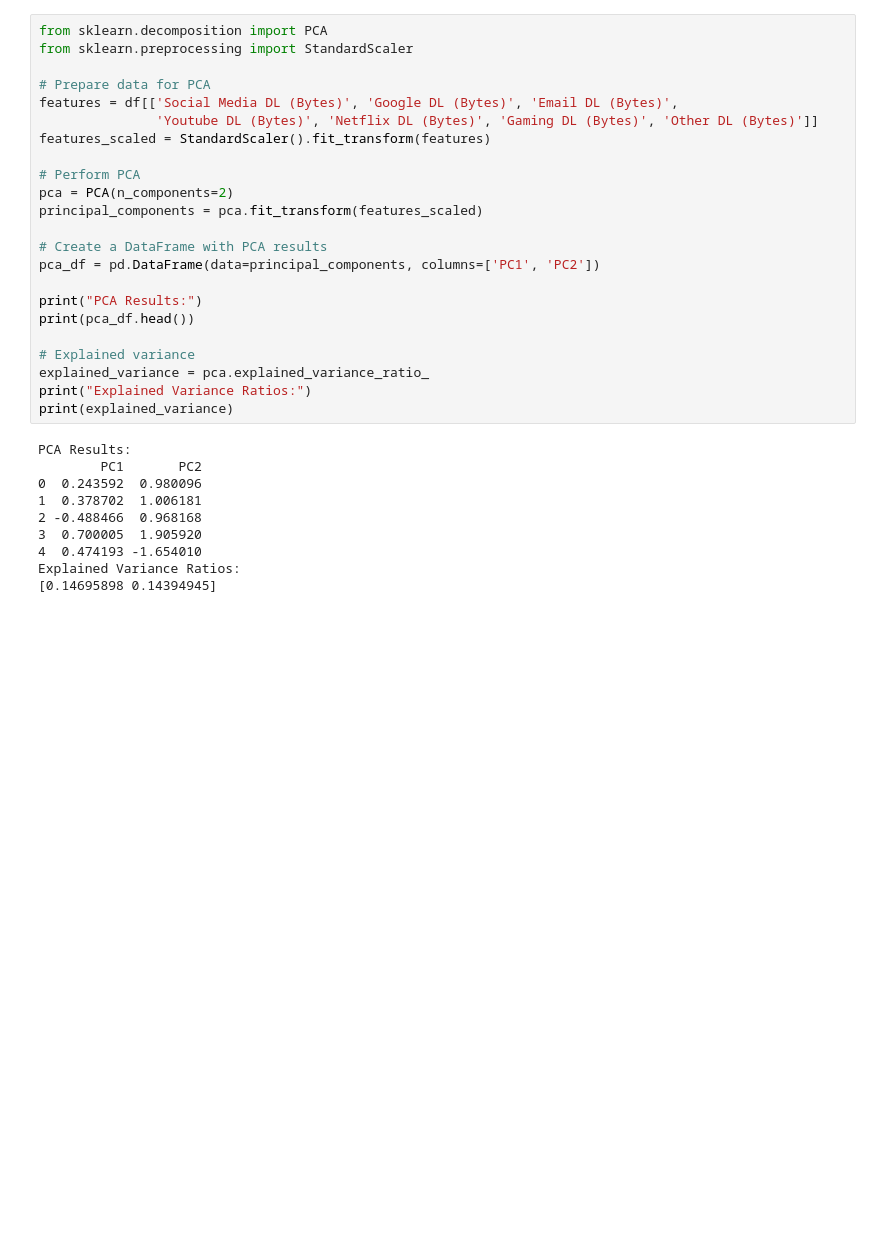
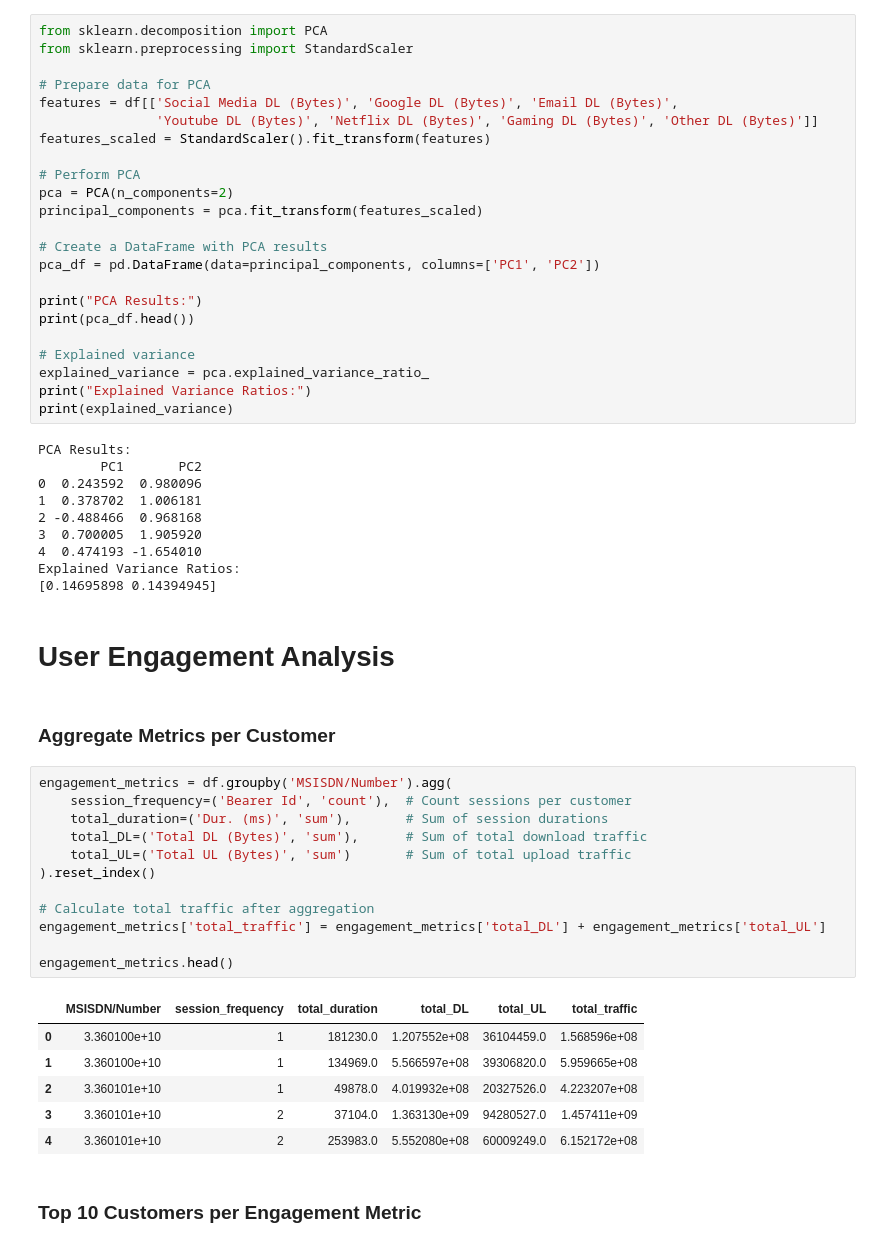
Before and after one commit to KingBetse/Kifiya-AIM-W2, a Jupyter notebook: notebooks/User Analysis .ipynb, the cells around one changed output. Cells and saved outputs as stored; diff of their text form; blank space fills up the shorter version.

```diff
--- a/notebooks/User Overview Analysis .ipynb
+++ b/notebooks/User Analysis .ipynb
@@ -354,3 +354,28 @@ PCA Results:
 4  0.474193 -1.654010
 Explained Variance Ratios:
 [0.14695898 0.14394945]
+# %% [markdown]
+# User Engagement Analysis
+# %% [markdown]
+### Aggregate Metrics per Customer
+# %%
+engagement_metrics = df.groupby('MSISDN/Number').agg(
+    session_frequency=('Bearer Id', 'count'),  # Count sessions per customer
+    total_duration=('Dur. (ms)', 'sum'),       # Sum of session durations
+    total_DL=('Total DL (Bytes)', 'sum'),      # Sum of total download traffic
+    total_UL=('Total UL (Bytes)', 'sum')       # Sum of total upload traffic
+).reset_index()
+
+# Calculate total traffic after aggregation
+engagement_metrics['total_traffic'] = engagement_metrics['total_DL'] + engagement_metrics['total_UL']
+
+engagement_metrics.head()
+# %% [output]
+|  | MSISDN/Number | session_frequency | total_duration | total_DL | total_UL | total_traffic |
+| 0 | 3.360100e+10 | 1 | 181230.0 | 1.207552e+08 | 36104459.0 | 1.568596e+08 |
+| 1 | 3.360100e+10 | 1 | 134969.0 | 5.566597e+08 | 39306820.0 | 5.959665e+08 |
+| 2 | 3.360101e+10 | 1 | 49878.0 | 4.019932e+08 | 20327526.0 | 4.223207e+08 |
+| 3 | 3.360101e+10 | 2 | 37104.0 | 1.363130e+09 | 94280527.0 | 1.457411e+09 |
+| 4 | 3.360101e+10 | 2 | 253983.0 | 5.552080e+08 | 60009249.0 | 6.152172e+08 |
+# %% [markdown]
+### Top 10 Customers per Engagement Metric
```
Also changed, not shown: parts of 15 cells of this notebook, 3 other files.
